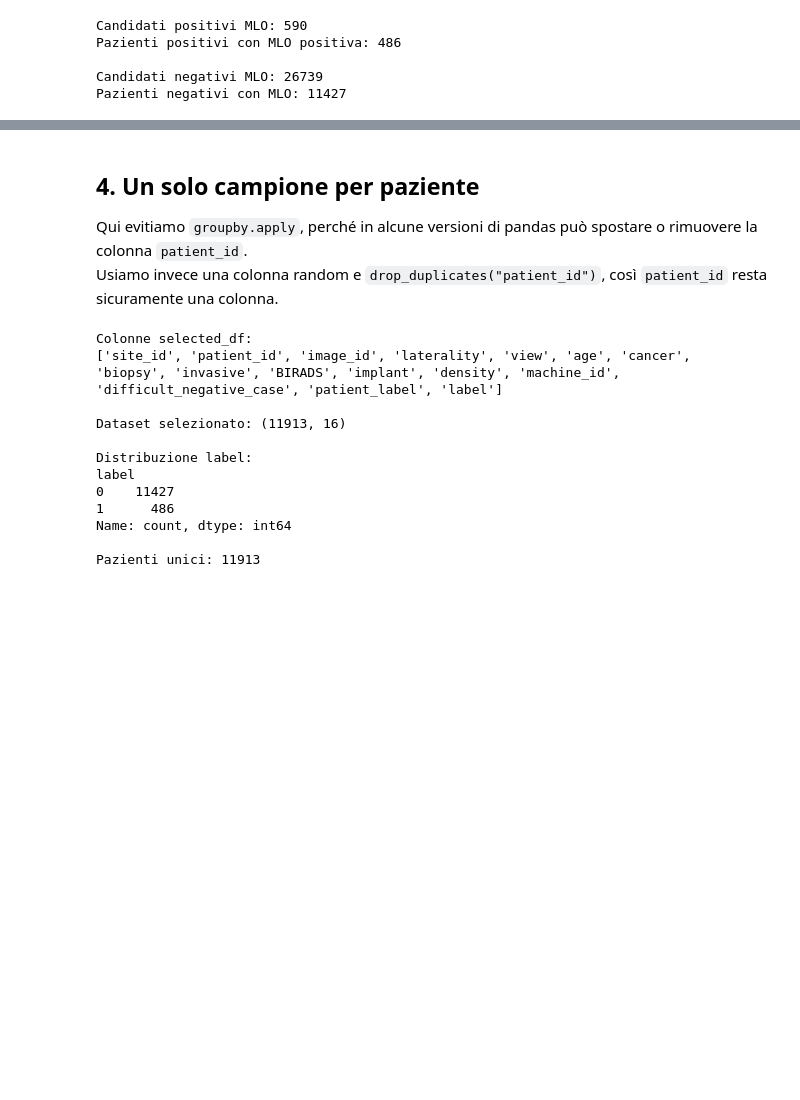
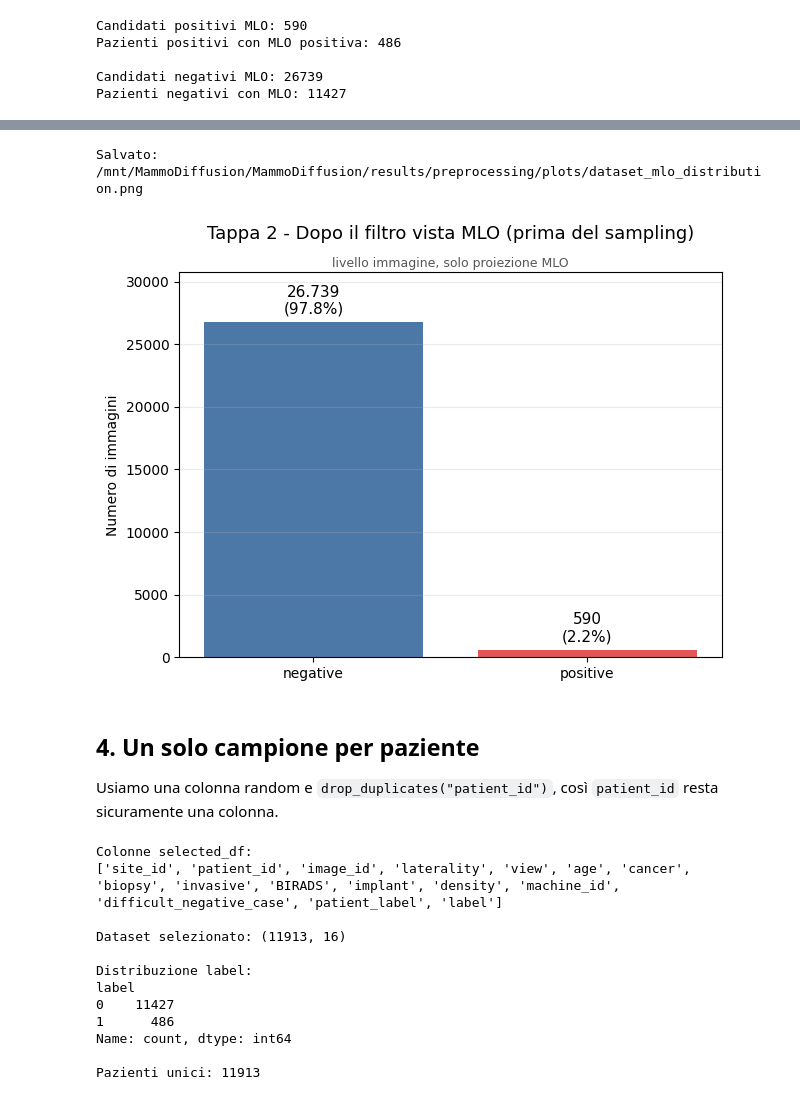
Before and after one commit to MarrasFederico/MammoDiffusion-v1.1, a Jupyter notebook: notebooks/01_Preprocessing_RSNA_512_gray_MLO.ipynb, the cells around one changed output, grey strips where cells are left out. Saved outputs shown, nothing was run; the diff lists cells and outputs as text; code cells hidden in the pictures; blank space fills up the shorter version.

```diff
--- a/notebooks/01_Preprocessing_RSNA_512_gray_MLO.ipynb
+++ b/notebooks/01_Preprocessing_RSNA_512_gray_MLO.ipynb
@@ -567,16 +741,11 @@ Pazienti positivi con almeno una MLO: 486
 # %%
 # Positive: paziente positivo + immagine MLO positiva
 
-positive_candidates = df_mlo[
-    (df_mlo["patient_label"] == 1) &
-    (df_mlo["cancer"] == 1)
-].copy().reset_index(drop=True)
+positive_candidates = df_mlo[(df_mlo["cancer"] == 1)].copy().reset_index(drop=True)
 
-# Negative: paziente realmente negativo, escludiamo le immagini negative appartenenti a pazienti positivi.
-negative_candidates = df_mlo[
-    (df_mlo["patient_label"] == 0) &
-    (df_mlo["cancer"] == 0)
-].copy().reset_index(drop=True)
+# Negative: paziente realmente negativo, escludiamo le immagini negative appartenenti a pazienti positivi
+# (se presenti)
+negative_candidates = df_mlo[(df_mlo["patient_label"] == 0) & (df_mlo["cancer"] == 0)].copy().reset_index(drop=True)
 
 print("Candidati positivi MLO:", len(positive_candidates))
 print("Pazienti positivi con MLO positiva:", positive_candidates["patient_id"].nunique())
@@ -592,8 +765,24 @@ Pazienti negativi con MLO: 11427
+# %%
+# EDA Tappa 2 - distribuzione dopo il filtro MLO, prima del sampling 1:5
+# Conteggi a livello di immagine sui candidati MLO gia' calcolati nelle celle precedenti.
+_neg_mlo = int(len(negative_candidates))
+_pos_mlo = int(len(positive_candidates))
+
+plot_class_distribution(
+    neg_count=_neg_mlo,
+    pos_count=_pos_mlo,
+    title="Tappa 2 - Dopo il filtro vista MLO (prima del sampling)",
+    subtitle="livello immagine, solo proiezione MLO",
+    count_unit="immagini",
+    filename="dataset_mlo_distribution.png",
+)
+# %% [output]
+Salvato: /mnt/MammoDiffusion/MammoDiffusion/results/preprocessing/plots/dataset_mlo_distribution.png
+[figure, added]
 # %% [markdown]
 ## 4. Un solo campione per paziente
 
-Qui evitiamo `groupby.apply`, perché in alcune versioni di pandas può spostare o rimuovere la colonna `patient_id`.
-Usiamo invece una colonna random e `drop_duplicates("patient_id")`, così `patient_id` resta sicuramente una colonna.
+Usiamo una colonna random e `drop_duplicates("patient_id")`, così `patient_id` resta sicuramente una colonna.
 # %%
 def choose_one_per_patient(input_df, random_state=42):
     """
```
Also changed, not shown: parts of 25 cells of this notebook.
